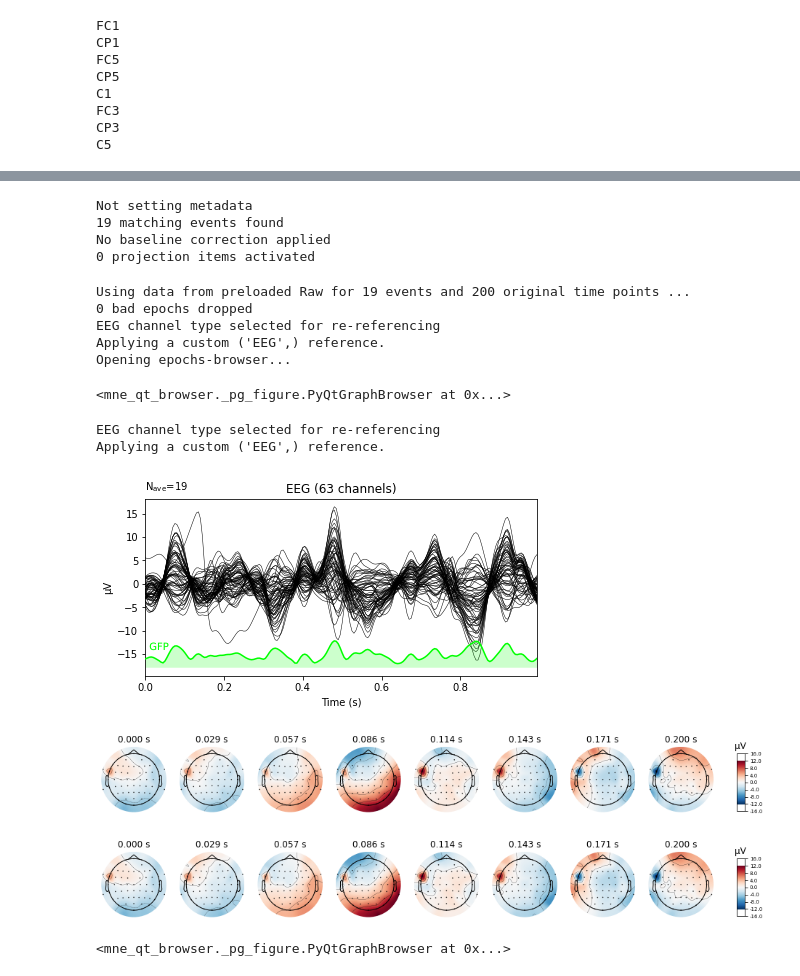
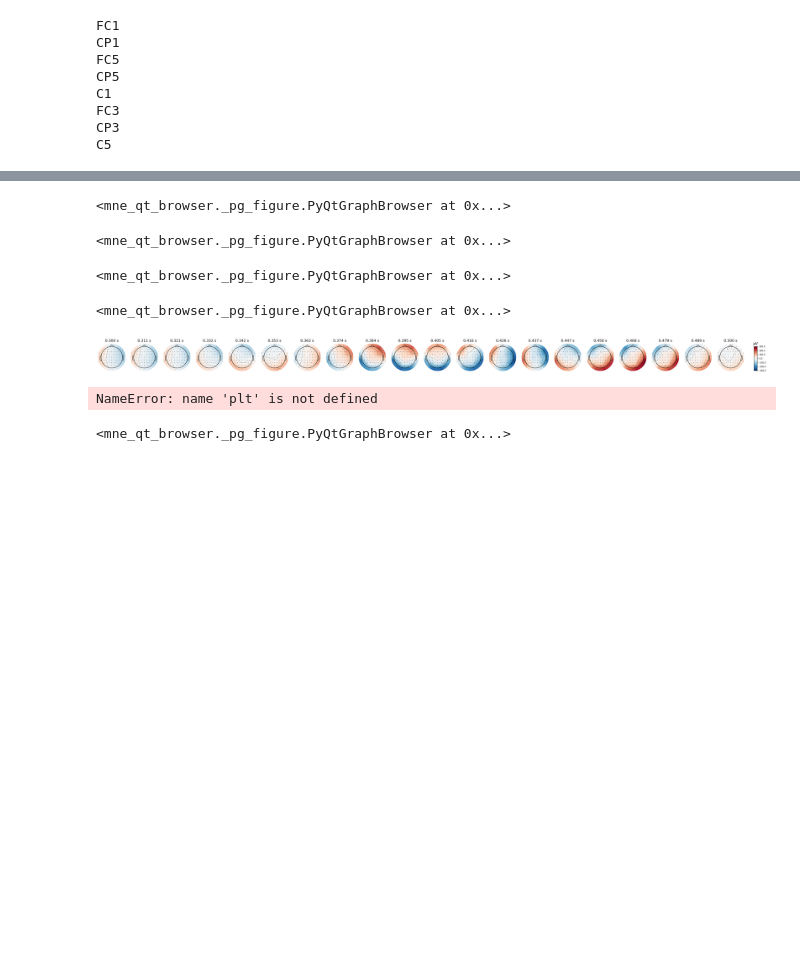
Before and after one commit to mrpotato180/final_project_neuroim, a Jupyter notebook: EEG_analysis_04_05.ipynb, the cells around one changed output, grey strips where cells are left out. Cells and saved outputs as stored; diff of their text form; code cells hidden in the pictures; blank space fills up the shorter version.

```diff
--- a/EEG_analysis_04_05.ipynb
+++ b/EEG_analysis_04_05.ipynb
@@ -9,5 +9,5 @@ data_raw=mne.io.read_raw_brainvision('C:/Users/Alex/Documents/UPC/Q2/Neuroimatge
 Extracting parameters from C:/Users/Alex/Documents/UPC/Q2/Neuroimatge/Final Project/ds002336-download/sub-xp101/eeg/sub-xp101_task-motorloc_eeg.vhdr...
 Setting channel info structure...
 # %%
-data=mne.io.read_raw_brainvision('C:/Users/Alex/Documents/UPC/Q2/Neuroimatge/Final Project/ds002336-download/derivatives/sub-xp101/eeg_pp/sub-xp101_task-motorloc_eeg_pp.vhdr',preload=True)
+data=mne.io.read_raw_brainvision('C:/Users/Alex/Documents/UPC/Q2/Neuroimatge/Final Project/ds002336-download/derivatives/sub-xp109/eeg_pp/sub-xp109_task-motorloc_eeg_pp.vhdr',preload=True)
 # %% [output]
@@ -44,2 +46,2 @@ Opening raw-browser...
 # %%
-data_filt=data.copy().load_data().crop(tmin=12).filter(2.5,40)
+data_filt=data.copy().load_data().crop(tmin=30).filter(2.5,40)
@@ -290,6 +254,6 @@ Used Annotations descriptions: ['Pulse Artifact/R', 'Response/R128', 'Stimulus/S
 # %%
 #Create a new channel called stimulation (STI) needed to add the events
 stim=mne.create_info(['STI'],200,['stim'])
-stim_raw=mne.io.RawArray(np.zeros([1,64988]),stim)
+stim_raw=mne.io.RawArray(np.zeros([1,78972]),stim)
 reconst.load_data().add_channels([stim_raw],force_update_info=True)
 # %% [output]
@@ -343,29 +288,41 @@ Opening raw-browser...
+# %%
+epochs.plot()
+# %% [output]
+<mne_qt_browser._pg_figure.PyQtGraphBrowser at 0x...>
+# %%
+reconst.plot()
+# %% [output]
+<mne_qt_browser._pg_figure.PyQtGraphBrowser at 0x...>
 # %%
 epochs2= mne.make_fixed_length_epochs(reconst.copy().crop(tmin=20, tmax=39))
-# %% [output]
-Not setting metadata
-19 matching events found
-No baseline correction applied
-0 projection items activated
 # %%
 epochs2.load_data().set_eeg_reference(ref_channels= ["FC1","CP1","FC5","CP5","C1","FC3","CP3","C5"]).plot()
 # %% [output]
-Using data from preloaded Raw for 19 events and 200 original time points ...
-0 bad epochs dropped
-EEG channel type selected for re-referencing
-Applying a custom ('EEG',) reference.
-Opening epochs-browser...
+<mne_qt_browser._pg_figure.PyQtGraphBrowser at 0x...>
-<mne_qt_browser._pg_figure.PyQtGraphBrowser at 0x...>
+# %%
+epochs2.plot()
+# %% [output]
+<mne_qt_browser._pg_figure.PyQtGraphBrowser at 0x...>
 # %%
-evoked2 = epochs2.set_eeg_reference(ref_channels= ["FC1","CP1","FC5","CP5","C1","FC3","CP3","C5"]).average() #mean of the epochs to get the evoked response
+evoked2 = epochs2[5].set_eeg_reference(ref_channels= ["FC1","CP1","FC5","CP5","C1","FC3","CP3","C5"]).average() #mean of the epochs to get the evoked response
 evoked2.plot(time_unit='s', gfp=True) #plot of the evoked response
-evoked2.plot_topomap(times=np.linspace(0,0.2,8), ch_type='eeg',time_unit='s')
+evoked2.plot_topomap(times=np.linspace(0.3,0.5,20), ch_type='eeg',time_unit='s')
 # %% [output]
-EEG channel type selected for re-referencing
-Applying a custom ('EEG',) reference.
-[figure, old version]
+[figure, new version]
-[figure, removed]
-[figure, removed]
+# %%
+evokeds = [epochs[name].load_data().set_eeg_reference().average() for name in ('task', 'rest')]
+
+# Show topography for different states
+from mne.viz import plot_evoked_topo
+
+colors = 'blue', 'red'
+title = 'EEG data\ntask vs rest'
+
+plot_evoked_topo(evokeds, color=colors, title=title, background_color='w')
+
+plt.show()
+# %% [output]
+NameError: name 'plt' is not defined
 # %%
 #matplotlib tk
 czepochs=epochs.copy().load_data().pick_channels(['Cz'])
```
Also changed, not shown: parts of 45 cells of this notebook.
